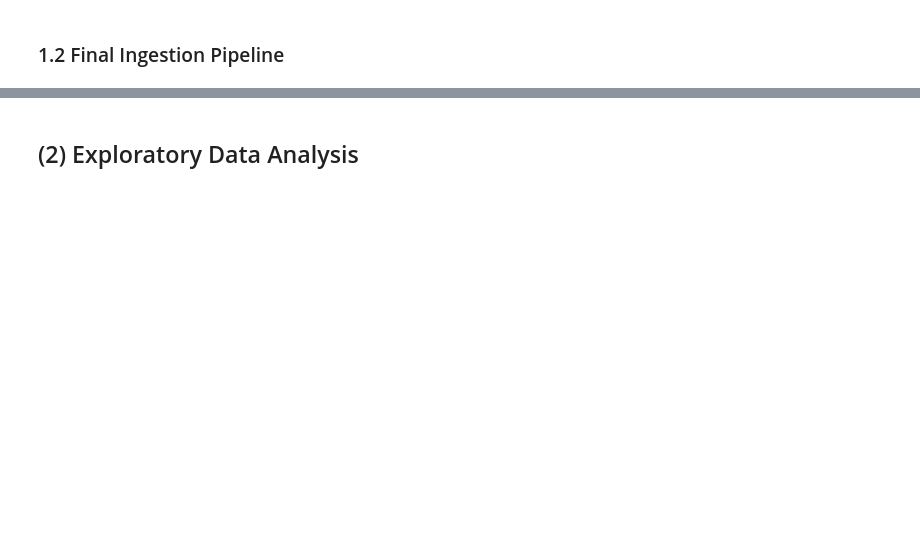
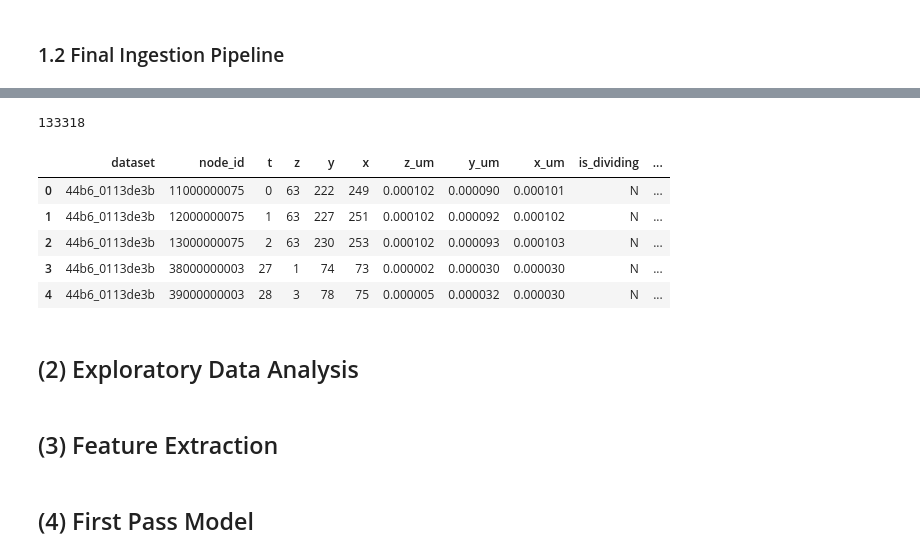
Before and after one commit to tanvik7072/Biohub-Cell-Tracking-During-Development, a Jupyter notebook: cell-tracking-comp.ipynb, the cells around one changed output, grey strips where cells are left out. Drawn from its saved outputs; the diff is of its cells as text; code cells hidden in the pictures; blank space fills up the shorter version.

```diff
--- a/cell-tracking-comp.ipynb
+++ b/cell-tracking-comp.ipynb
@@ -226,0 +252,25 @@ dividing_df.head()
+# %%
+#Repeat for all files to make main dataframe for EDA, feature extraction and training
+
+from tqdm import tqdm
+
+all_dfs = []
+
+for geff_path in tqdm(geff_files, desc="Processing samples"):
+    zarr_path = geff_path.with_suffix('.zarr') # find corresponding zarr file
+
+    if zarr_path.exists():
+        sample_df = process_single_sample(geff_path, zarr_path)
+        all_dfs.append(sample_df)
+    else:
+        print(f"Warning: Missing Zarr file for {geff_path.name}")
+
+# Combine into one master DataFrame
+master_nodes_df = pd.concat(all_dfs, ignore_index=True)
+
+# Check the combined summary
+print("\n DATASET SUMMARY")
+print(f"Total cells across all files: {len(master_nodes_df)}")
+print(f"Total files processed: {master_nodes_df['dataset'].nunique()}")
+print("\n Dividing Cell Counts:")
+print(master_nodes_df['is_dividing'].value_counts())
@@ -227,2 +287,19 @@ dividing_df.head()
+# %%
+print(len(master_nodes_df))
+# %% [output]
+133318
+# %%
+master_nodes_df.head()
+# %% [output]
+|  | dataset | node_id | t | z | y | x | z_um | y_um | x_um | is_dividing | ... |
+| 0 | 44b6_0113de3b | 11000000075 | 0 | 63 | 222 | 249 | 0.000102 | 0.000090 | 0.000101 | N | ... |
+| 1 | 44b6_0113de3b | 12000000075 | 1 | 63 | 227 | 251 | 0.000102 | 0.000092 | 0.000102 | N | ... |
+| 2 | 44b6_0113de3b | 13000000075 | 2 | 63 | 230 | 253 | 0.000102 | 0.000093 | 0.000103 | N | ... |
+| 3 | 44b6_0113de3b | 38000000003 | 27 | 1 | 74 | 73 | 0.000002 | 0.000030 | 0.000030 | N | ... |
+| 4 | 44b6_0113de3b | 39000000003 | 28 | 3 | 78 | 75 | 0.000005 | 0.000032 | 0.000030 | N | ... |
 # %% [markdown]
 ## (2) Exploratory Data Analysis
+# %% [markdown]
+## (3) Feature Extraction
+# %% [markdown]
+## (4) First Pass Model
```
Also changed, not shown: parts of 5 cells of this notebook.
